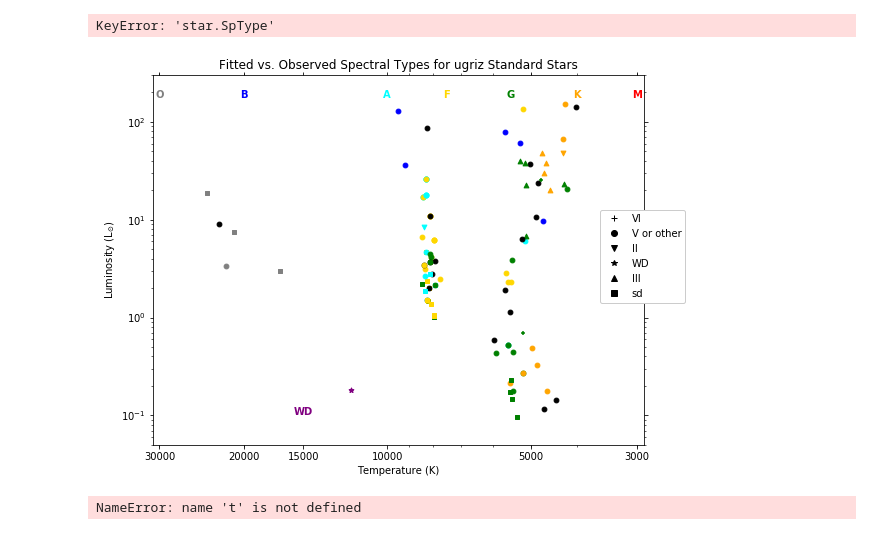
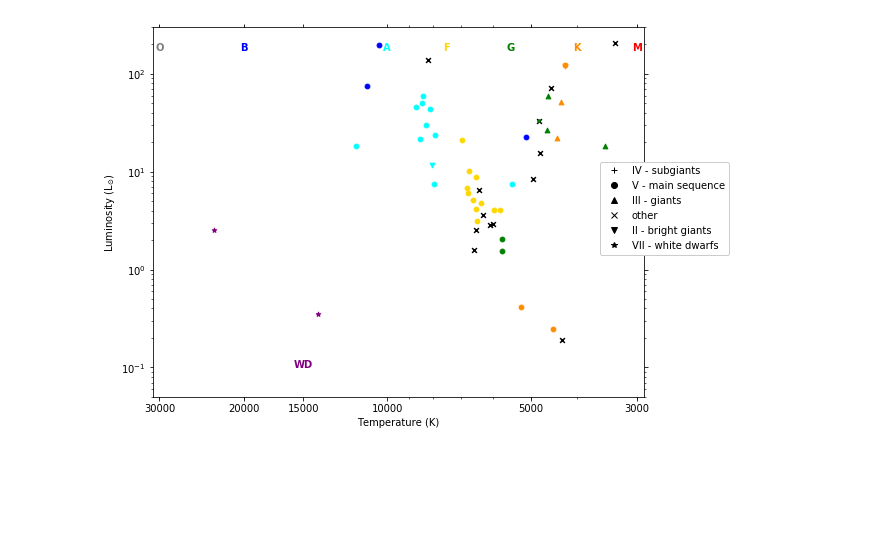
Before and after one commit to mpound/YSOproject, a Jupyter notebook: paramread.ipynb, the cells around one changed output. Drawn from its saved outputs; the diff is of its cells as text; code cells hidden in the pictures; blank space fills up the shorter version.

Commit message:
updated to do UBVRIJHK, and cleaned up

```diff
--- a/paramread.ipynb
+++ b/paramread.ipynb
@@ -103,12 +128,17 @@ for i in range(0,len(input_files)):
     f.readline()
     colvalues=[]
     colvalues.extend(f.readline().split())
+    if(colvalues[-1] == '0'): continue
+    #print("%s %s"%(input_files[i],colvalues[-1]))
     colvalues.extend(f.readline().split())
+    #print("%s %d"%(input_files[i],len(colvalues)))
     x = colvalues[8]*u.solRad
     colvalues[8] = x.decompose().scale
     #colvalues[8] = float(colvalues[8])*R_sun
+    #print(colvalues[8],x)
     #colvalues[8] = colvalues[8].value
     t.add_row(colvalues)
     f.close()
 t.add_index('source_name')
 #t.loc['BD+2_3375']['star.radius']
+t.show_in_notebook(display_length=20)
@@ -115,5 +165,5 @@ t.add_index('source_name')
 # %%
-#print(sigma_sb)
+#print(t['star.radius'])
 t['star.luminosity'] = 4.0*pi*sigma_sb*(t['star.radius']**2)*(t['star.temperature']**4)
 t['star.Lsun'] = t['star.luminosity']/L_sun
 t['star.luminosity'].unit = 'W'
@@ -122,8 +172,8 @@ t['star.radius'].format='4.3E'
 t['star.Lsun'].unit='Lsun'
 t['star.Lsun'].format='5.3f'
 t['star.Rsun'] = t['star.radius']/R_sun # yes I know...
-t['star.Lsun'].unit='Rsun'
-t['star.Lsun'].format='5.3f'
+t['star.Rsun'].unit='Rsun'
+t['star.Rsun'].format='5.3f'
 
 #print(L_sun)
 #print(1*u.solRad.decompose().scale)
@@ -133,9 +183,10 @@ t['star.SpType'] = Column(name='star.SpType',length=len(t),dtype=np.object)
 standards = Table.read("sdss_standards.votab")
 sptype = []
 standards.add_index('StarName')
-for j in t['source_name']:
-    spacename = j.replace('_',' ')
-    t.loc[j]['star.SpType']= standards.loc[spacename]['SpType'].replace(":","")
+for sj in t['source_name']:
+    spacename = sj.replace('_',' ')
+    z = standards.loc[spacename]['SpType']
+    t.loc[sj]['star.SpType']= z.replace(":","")
 #    print(standards.loc[spacename]['SpType'],standards.loc[spacename]['MK_Spectral_type'])
 t.show_in_notebook(display_length=2)
 # %% [output]
@@ -204,36 +248,8 @@ sdG3
-# %%
-
-classes = []
-colors = []
-for j in t['star.SpType']:
-    colors.append(getcolor(j))
-    classes.append(getlumclass(j))
-
-lu = dict()
-lu['P'] = 'I'
-lu['v'] = 'II'
-lu['^'] = 'III'
-lu['+'] = 'VI'
-lu['o'] = 'V or other'
-lu['s'] = 'sd'
-lu['*'] = 'WD'
-
-
-#classes
-#g = dict.fromkeys((t['star.SpType']))
-#len(g)
-#for i in g:
-#    g[i] = 'black'
-#    if i == "N/A": g[i] = 'black'
-#    if i.startswith("O") or i.startswith("sdO"): g[i] = 'gray'
-#    if i.startswith("B") or i.startswith("sdB"): g[i] = 'blue'
-#    if i.startswith("A") or i.startswith("sdA"): g[i] = 'cyan'
-#    if i.startswith("F") or i.startswith("sdF"): g[i] = 'yellow'
-#    if i.startswith("G") or i.startswith("sdG"): g[i] = 'green'
-#    if i.startswith("K") or i.startswith("sdK"): g[i] = 'orange'
-#    if i.startswith("M") or i.startswith("sdM"): g[i] = 'red'
-#    if i.startswith("DA"): g[i] = 'purple'
-#len(list(g.values()))
-# %% [output]
-KeyError: 'star.SpType'
+# %%
+classes = []
+colors = []
+for j in t['star.SpType']:
+    #print(j)
+    colors.append(getcolor(j))
+    classes.append(getlumclassmarker(j))
 # %%
@@ -245,40 +262,36 @@ import matplotlib.ticker
 for x,y,c,m in zip(t['star.temperature'],t['star.Lsun'],colors,classes):
 #plt.scatter((t['star.temperature']),(t['star.Lsun']),c=colors,s=10,marker=classes)
     plt.scatter(x,y,c=c,s=23,marker=m)
 plt.xlim(2900,31000)
 plt.ylim(0.05,300)
 plt.xlabel("Temperature (K)")
 plt.ylabel("Luminosity (L$_{\odot}$)")
 ax = plt.gca()
 ax.invert_xaxis()
 plt.text(30000,175,"O",horizontalalignment='center',color=getcolor("O"),weight='bold')
 plt.text(20000,175,"B",horizontalalignment='center',color=getcolor("B"),weight='bold')
 plt.text(10000,175,"A",horizontalalignment='center',color=getcolor("A"),weight='bold')
 plt.text(7500,175,"F",horizontalalignment='center',color=getcolor("F"),weight='bold')#,backgroundcolor='gray')
 plt.text(5500,175,"G",horizontalalignment='center',color=getcolor("G"),weight='bold')
 plt.text(4000,175,"K",horizontalalignment='center',color=getcolor("K"),weight='bold')
 plt.text(3000,175,"M",horizontalalignment='center',color=getcolor("M"),weight='bold')
 plt.text(15000,0.1,"WD",horizontalalignment='center',color=getcolor("DA"),weight='bold')
 
 ax.set_yscale('log')
 ax.set_xscale('log')
 ax.set_xticks([3000,5000,10000,15000,20000,30000])
 ax.tick_params(bottom=True,top=True,left=True,right=True)
 ax.tick_params(top=True, which="minor",axis="x")
 ax.tick_params(right=True, which="minor",axis="y")
 
 ax.get_xaxis().set_major_formatter(ScalarFormatter())
 #ax.get_xaxis().set_minor_formatter(ScalarFormatter())
-u = list(set(classes))
-plt.title('Fitted vs. Observed Spectral Types for ugriz Standard Stars')
+cu = list(set(classes))
+#print(cu)
+#plt.title('Fitted vs. Observed Spectral Types for UBVRIJHK of SDSS Standard Stars')
 
-patches = [plt.plot([],[],marker=z,ls="",color='black',label=lu[z])[0] for z in u]
+patches = [plt.plot([],[],marker=z,ls="",color='black',label=lu[z])[0] for z in cu]
 plt.legend(handles=patches,loc='best',numpoints=1,ncol=1, bbox_to_anchor=(.9,0.65),framealpha=1)
-#print(len(u),len(lu))
-plt.savefig("HRdiagram.pdf")
+plt.savefig("HRdiagramUBVRIJHK.pdf")
 # %% [output]
-[figure, old version]
+[figure, new version]
-# %%
-t.show_in_browser(display_length=5)
-# %% [output]
-NameError: name 't' is not defined
```
Also changed, not shown: parts of 6 cells of this notebook.
